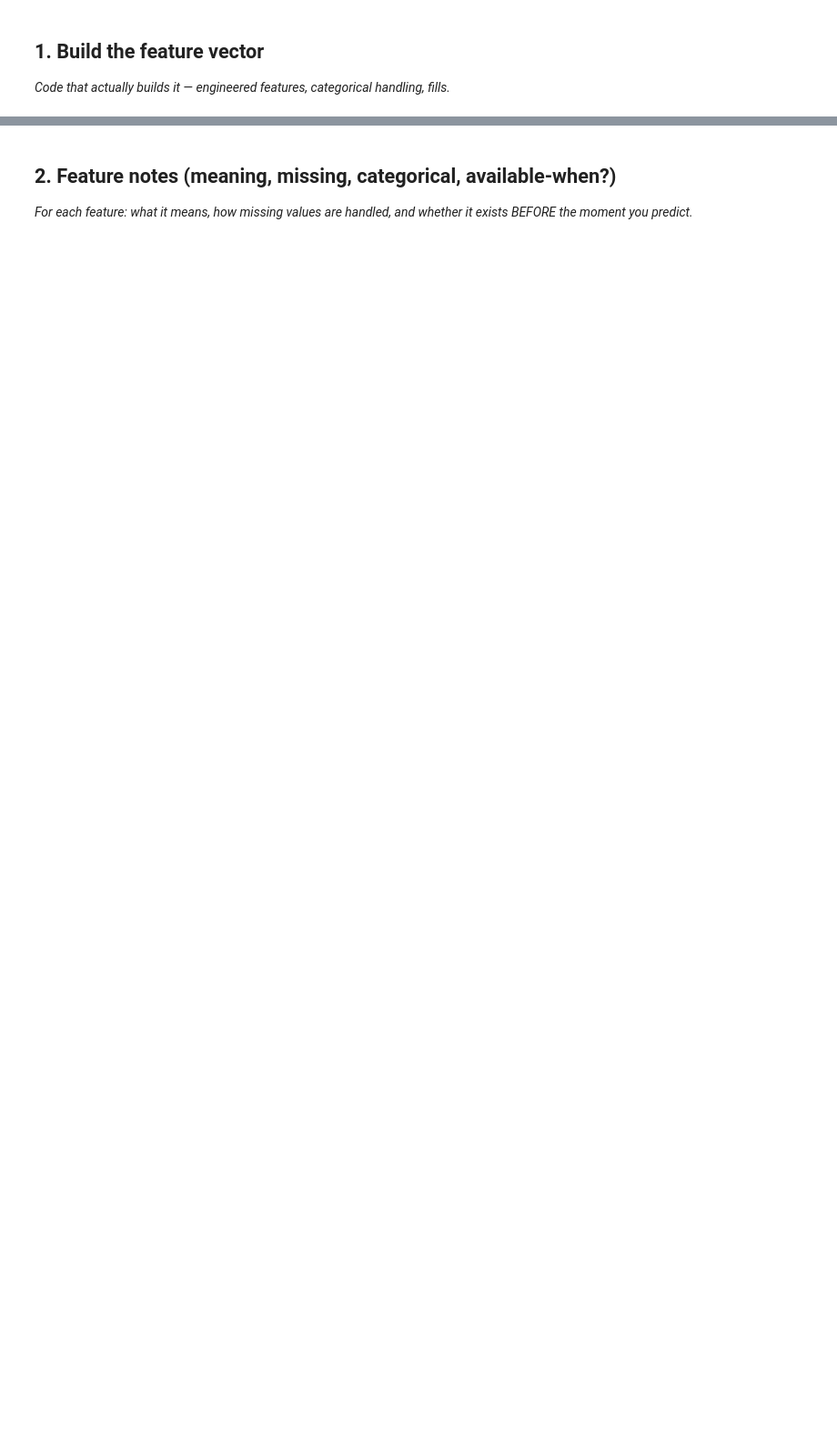
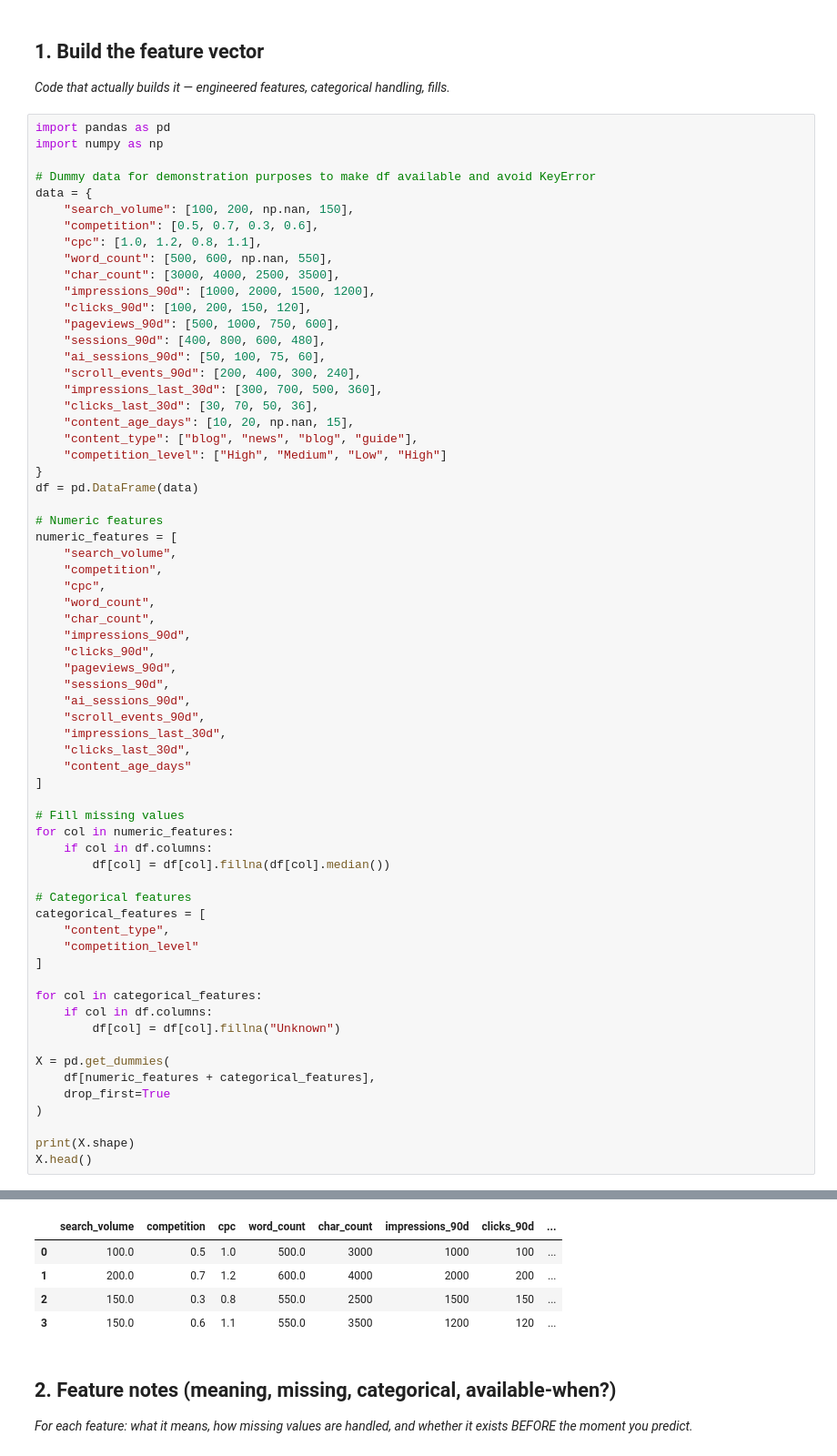
Before and after one commit to hamzaali-712/ML, a Jupyter notebook: work/notebooks/w03_feature_leakage_check.ipynb, the cells around one changed output, grey strips where cells are left out. Shown at 91% size. Cells and saved outputs as stored; diff of their text form; blank space fills up the shorter version.

```diff
--- a/work/notebooks/w03_feature_leakage_check.ipynb
+++ b/work/notebooks/w03_feature_leakage_check.ipynb
@@ -10,3 +12,69 @@ This skeleton is yours to fill. Work the sections **in order** — each one has
 ## 1. Build the feature vector
 
 *Code that actually builds it — engineered features, categorical handling, fills.*
+# %%
+import pandas as pd
+import numpy as np
+
+# Dummy data for demonstration purposes to make df available and avoid KeyError
+data = {
+    "search_volume": [100, 200, np.nan, 150],
+    "competition": [0.5, 0.7, 0.3, 0.6],
+    "cpc": [1.0, 1.2, 0.8, 1.1],
+    "word_count": [500, 600, np.nan, 550],
+    "char_count": [3000, 4000, 2500, 3500],
+    "impressions_90d": [1000, 2000, 1500, 1200],
+    "clicks_90d": [100, 200, 150, 120],
+    "pageviews_90d": [500, 1000, 750, 600],
+    "sessions_90d": [400, 800, 600, 480],
+    "ai_sessions_90d": [50, 100, 75, 60],
+    "scroll_events_90d": [200, 400, 300, 240],
+    "impressions_last_30d": [300, 700, 500, 360],
+    "clicks_last_30d": [30, 70, 50, 36],
+    "content_age_days": [10, 20, np.nan, 15],
+    "content_type": ["blog", "news", "blog", "guide"],
+    "competition_level": ["High", "Medium", "Low", "High"]
+}
+df = pd.DataFrame(data)
+
+# Numeric features
+numeric_features = [
+    "search_volume",
+    "competition",
+    "cpc",
+    "word_count",
+    "char_count",
+    "impressions_90d",
+    "clicks_90d",
+    "pageviews_90d",
+    "sessions_90d",
+    "ai_sessions_90d",
+    "scroll_events_90d",
+    "impressions_last_30d",
+    "clicks_last_30d",
+    "content_age_days"
+]
+
+# Fill missing values
+for col in numeric_features:
+    if col in df.columns:
+        df[col] = df[col].fillna(df[col].median())
+
+# Categorical features
+categorical_features = [
+    "content_type",
+    "competition_level"
+]
+
+for col in categorical_features:
+    if col in df.columns:
+        df[col] = df[col].fillna("Unknown")
+
+X = pd.get_dummies(
+    df[numeric_features + categorical_features],
+    drop_first=True
+)
+
+print(X.shape)
+X.head()
+# %% [output]
@@ -13,3 +82,8 @@ This skeleton is yours to fill. Work the sections **in order** — each one has
+|  | search_volume | competition | cpc | word_count | char_count | impressions_90d | clicks_90d | ... |
+| 0 | 100.0 | 0.5 | 1.0 | 500.0 | 3000 | 1000 | 100 | ... |
+| 1 | 200.0 | 0.7 | 1.2 | 600.0 | 4000 | 2000 | 200 | ... |
+| 2 | 150.0 | 0.3 | 0.8 | 550.0 | 2500 | 1500 | 150 | ... |
+| 3 | 150.0 | 0.6 | 1.1 | 550.0 | 3500 | 1200 | 120 | ... |
 # %% [markdown]
 ## 2. Feature notes (meaning, missing, categorical, available-when?)
 
```
Also changed, not shown: parts of 5 cells of this notebook.
